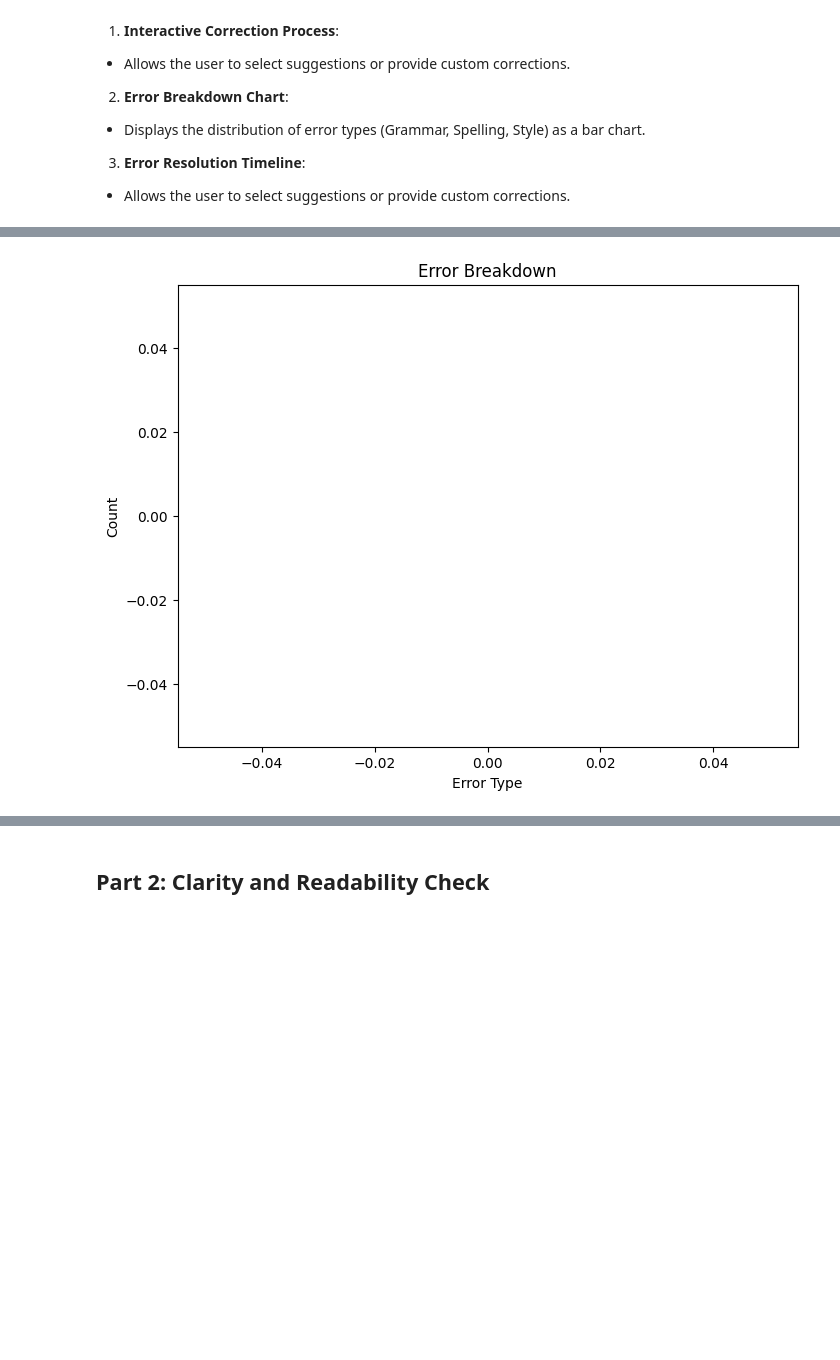
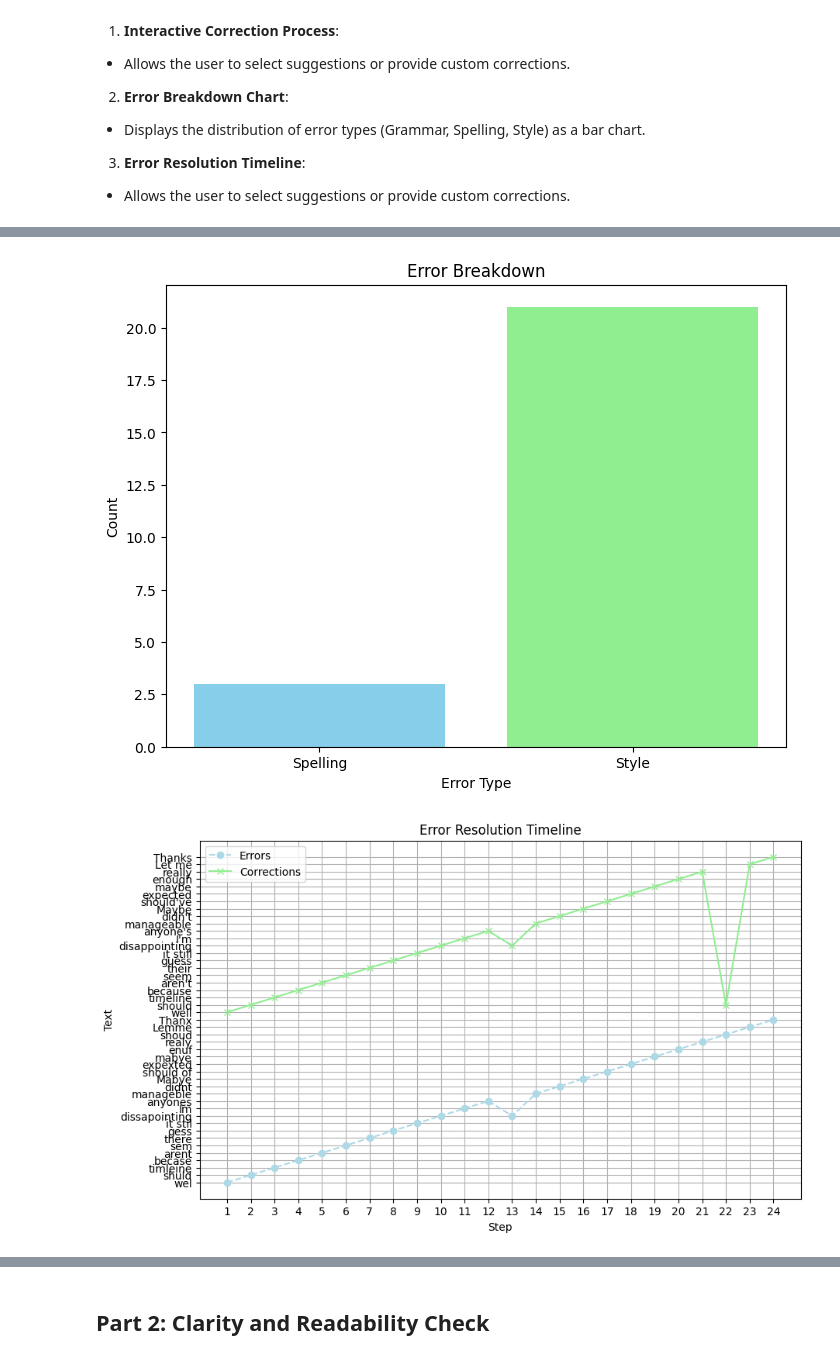
Before and after one commit to AI-Final-Project-Email/AI_Email_Tone, a Jupyter notebook: clarify_my_email.ipynb, the cells around one changed output, grey strips where cells are left out. Saved outputs shown, nothing was run; the diff lists cells and outputs as text; code cells hidden in the pictures; blank space fills up the shorter version.

```diff
--- a/clarify_my_email.ipynb
+++ b/clarify_my_email.ipynb
@@ -173,13 +175,17 @@ def check_grammar_and_spelling(email_content):
         plt.grid()
         plt.show()
 
-    # Return the detected issues and the corrected email
+    # Print the final corrected content
+    print("\nFinal Corrected Content:")
+    print(corrected_content)
+
     return {
         "issues": issues,
-        "corrected_email": corrected_content
+        "corrected_email": corrected_content,
+        "correction_steps": correction_steps
     }
 # %%
-# Example email content
+# # # Example email content
 # email_content = """
 # Hi team,
 
@@ -207,21 +213,62 @@ def check_grammar_and_spelling(email_content):
 # Alex
 # """
 
+# email_content = """
+# Hi John,
+
+# I hope youre doing well. I doesn't mean to be roode, but we really need to talk about the report.
+# You always say yo will sends it, but it never happen. I shouldnt have to remind again.
+# Please get it to me bye tomorow.
+
+# Best,
+# Mark
+# """
+
+# Examply 1, just very poorly written:
+# email_content = """
+# Hey,
+
+# So, like, I’m kind of feeling weird about this whole thing. I mean, it’s cool and all, but at the same time, it’s not really what I was expecting. I guess I’m just a little confused right now.
+
+# I don’t know, maybe we should just forget about it. Or maybe we could try again? I’m not sure.
+
+# Whatever.
+# """
+
+# # Passive Agressive
+# email_content = """
+# Hi Sarah,
+
+# I hope youre well. I just want to check in again since I hasn’t herd back from you about the report. I’m sure you’re very busy, but it’s a little surprising that something so smiple is taking this long.
+
+# I assumed we agreed to have it done by last week, but maybe I misunderstood? If there’s some issue you need help with, you could’ve mentioned it earlier. Waiting on this is really holding up my work.
+
+# Let me know when I can finally expect it. Hopefully soon, because I have other priorities that can’t keep waiting.
+
+# Thanks,
+# James
+# """
+
 email_content = """
-Hi John,
+Hi Team,
 
-I hope you're doing well. I don't mean to be rude, but we really need to talk about the report.
-You always say you will send it, but it never happens. I shouldn't have to remind you again.
-Please get it to me by tomorrow.
+I hope this email finds you wel. I think we shuld maybe think about revising the timleine for this project becase things arent going quite as we hoped. It’s like, not what I was expecting. Some people sem to be struggling to commit to there tasks, which I gess is understandable since everyone’s busy, but it stil feels dissapointing.
 
-Best,
-Mark
+Im not saying its anyones fault, but also, its kind of dissapointing to see deadlines being missed over and over. We agreed that the deadlines were manageble, didnt we? Mabye we should of been more clear about what we expexted. Or mabye not everyone was really taking it seriously enuf.
+
+Look, I do appreciate all the hard work that everyone’s doing, I realy do. But we need to fix this. Could we try sticking to the deadlines this time? Or shoud we just forget deadlines all together?
+
+Lemme know what you think.
+
+Thanx,
+Alex
 """
 
 # Analyze grammar and spelling interactively
 result = check_grammar_and_spelling(email_content)
+# check_grammar_and_spelling(email_content)
 
-# Print the final corrected content
+# # Print the final corrected content
 print("\nFinal Corrected Content:")
 print(result["corrected_email"])
 # %% [output]
@@ -229,3 +292,4 @@ Detected Issues:
-[figure, old version]
+[figure, new version]
+[figure, added]
 Final Corrected Content:
 
```
Also changed, not shown: parts of 19 cells of this notebook.
